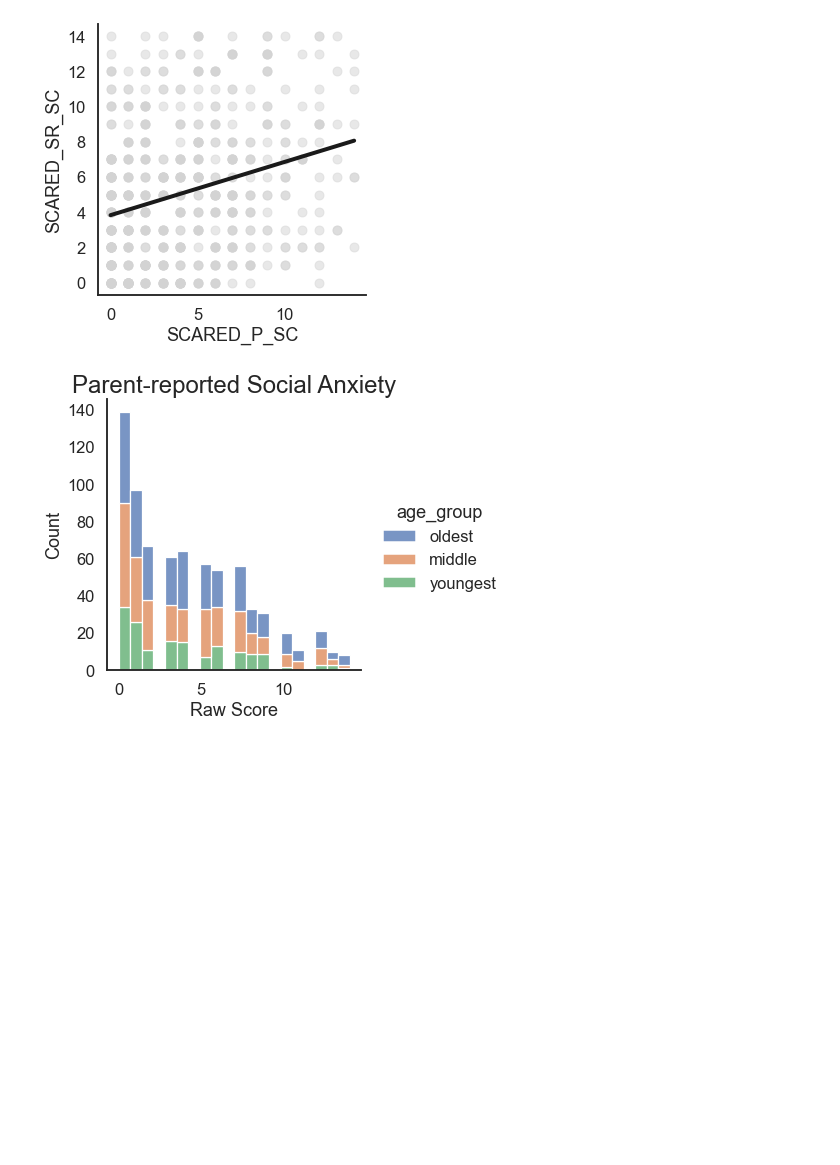
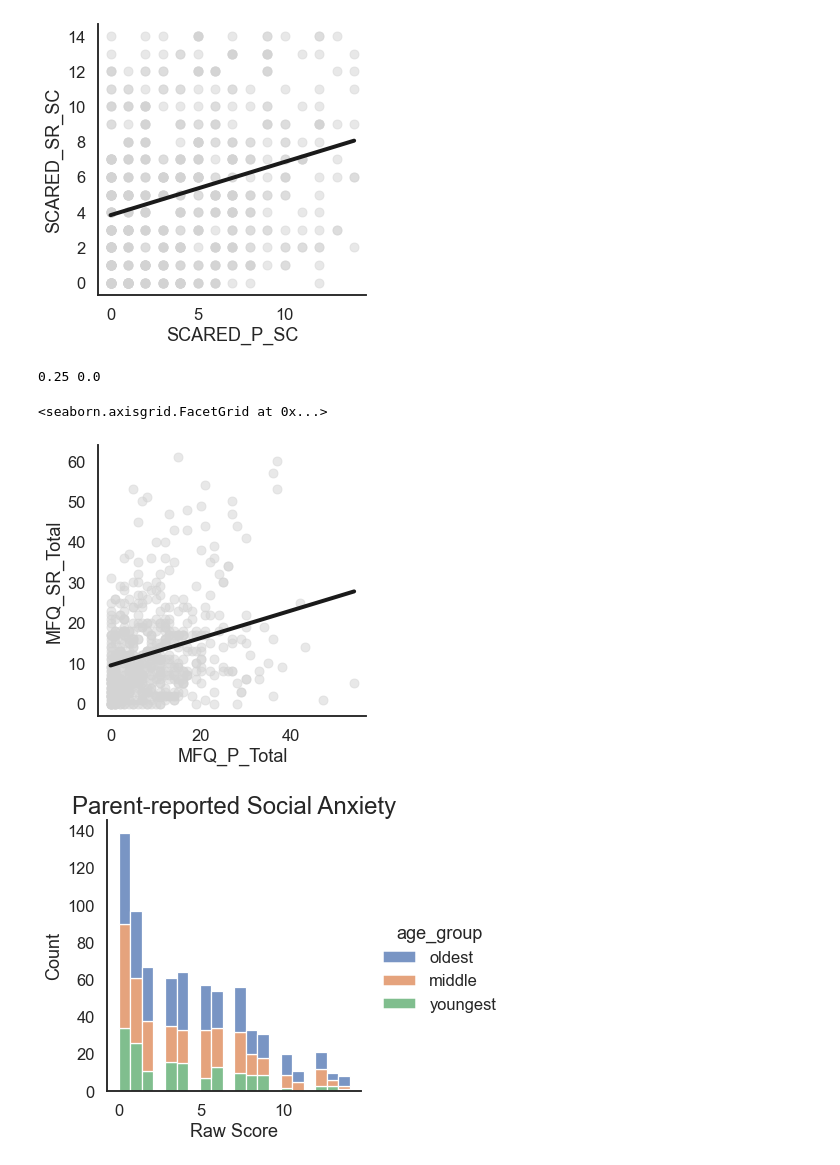
Before and after one commit to catcamacho/hbn_sxs, a Jupyter notebook: MakeFigures.ipynb, the cells around one changed output. Saved outputs shown, nothing was run; the diff lists cells and outputs as text; code cells hidden in the pictures; blank space fills up the shorter version.

```diff
--- a/MakeFigures.ipynb
+++ b/MakeFigures.ipynb
@@ -68,6 +68,15 @@ scaredpr = pd.read_csv(os.path.join(project_dir, 'phenotypic_data','9994_SCARED_
 scaredpr.index = ['sub-{0}'.format(a) for a in scaredpr.index]
 scaredpr.index.name = 'sub'
 
+mfqsr = pd.read_csv(os.path.join(project_dir, 'phenotypic_data','9994_MFQ_SR_20210322.csv'), index_col='EID', skiprows=[1]).loc[:,'MFQ_SR_Total']
+mfqsr.index = ['sub-{0}'.format(a) for a in mfqsr.index]
+mfqsr.index.name = 'sub'
+
+mfqp = pd.read_csv(os.path.join(project_dir, 'phenotypic_data','9994_MFQ_P_20210322.csv'), index_col='EID', skiprows=[1]).loc[:,'MFQ_P_Total']
+mfqp.index = ['sub-{0}'.format(a) for a in mfqp.index]
+mfqp.index.name = 'sub'
+
+
 adhd = pd.read_csv(os.path.join(project_dir, 'phenotypic_data','9994_SWAN_20210322.csv'), index_col='EID', skiprows=[1]).loc[:,'SWAN_Avg']
 adhd.index = ['sub-{0}'.format(a) for a in adhd.index]
 adhd.index.name = 'sub'
@@ -75,6 +84,8 @@ adhd.index.name = 'sub'
 subinfo = subinfo.merge(adhd, how='left', left_index=True, right_index=True)
 subinfo = subinfo.merge(scaredsr, how='left', left_index=True, right_index=True)
 subinfo = subinfo.merge(scaredpr, how='left', left_index=True, right_index=True)
+subinfo = subinfo.merge(mfqsr, how='left', left_index=True, right_index=True)
+subinfo = subinfo.merge(mfqp, how='left', left_index=True, right_index=True)
 
 # assign developmental groups
 subinfo['age_group'] = 'middle'
@@ -97,6 +108,15 @@ sns.lmplot(x='SCARED_P_SC',y='SCARED_SR_SC', data=data, ci=None, line_kws={'lw':
 0.28 0.0
 <seaborn.axisgrid.FacetGrid at 0x...>
 [figure]
+# %%
+r, p = scp.spearmanr(data['MFQ_P_Total'], data['MFQ_SR_Total'], nan_policy='omit')
+print(round(r,2), round(p,3))
+sns.lmplot(x='MFQ_P_Total',y='MFQ_SR_Total', data=data, ci=None, line_kws={'lw':4, 'color':'k'},
+           scatter_kws={'alpha':0.5, 'color':'lightgray'})
+# %% [output]
+0.25 0.0
+<seaborn.axisgrid.FacetGrid at 0x...>
+[figure, added]
 # %%
 data = subinfo.drop(['meanFD','movie'], axis=1)
 data = data.drop_duplicates()
```
Also changed, not shown: 1 other file.
